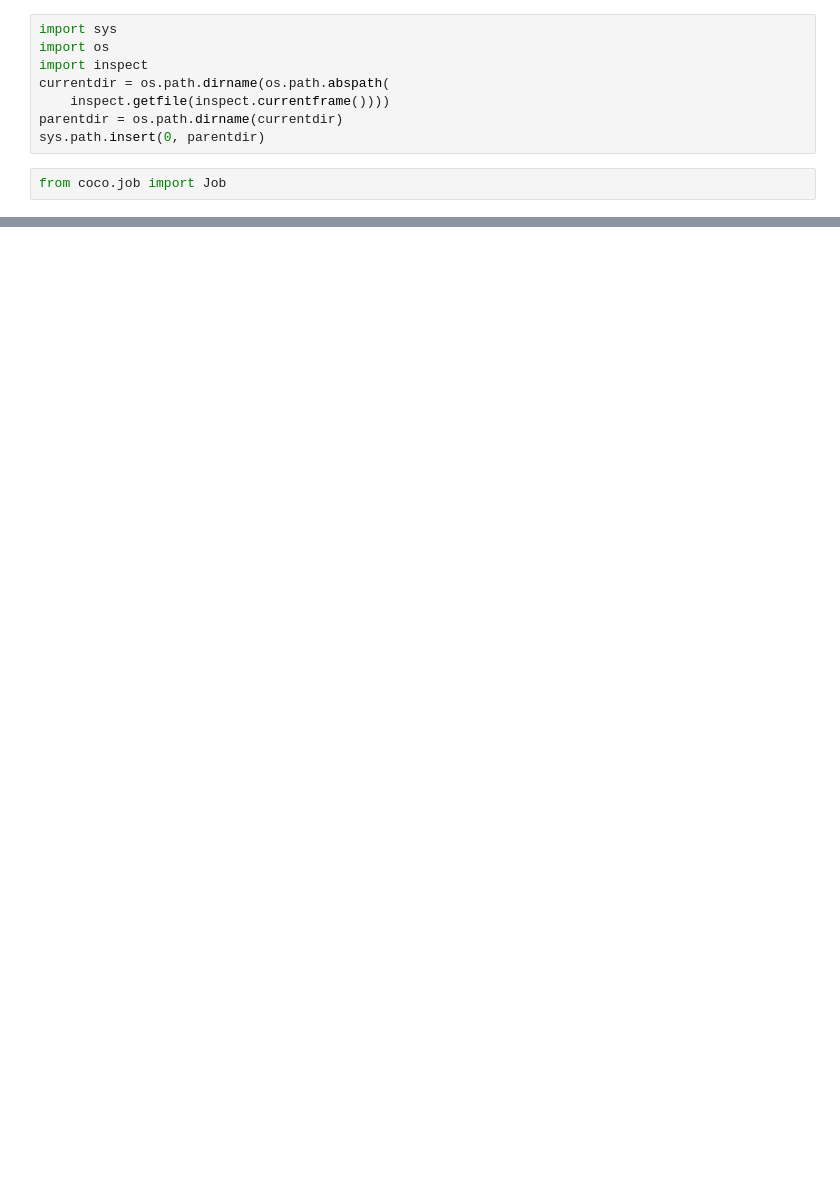
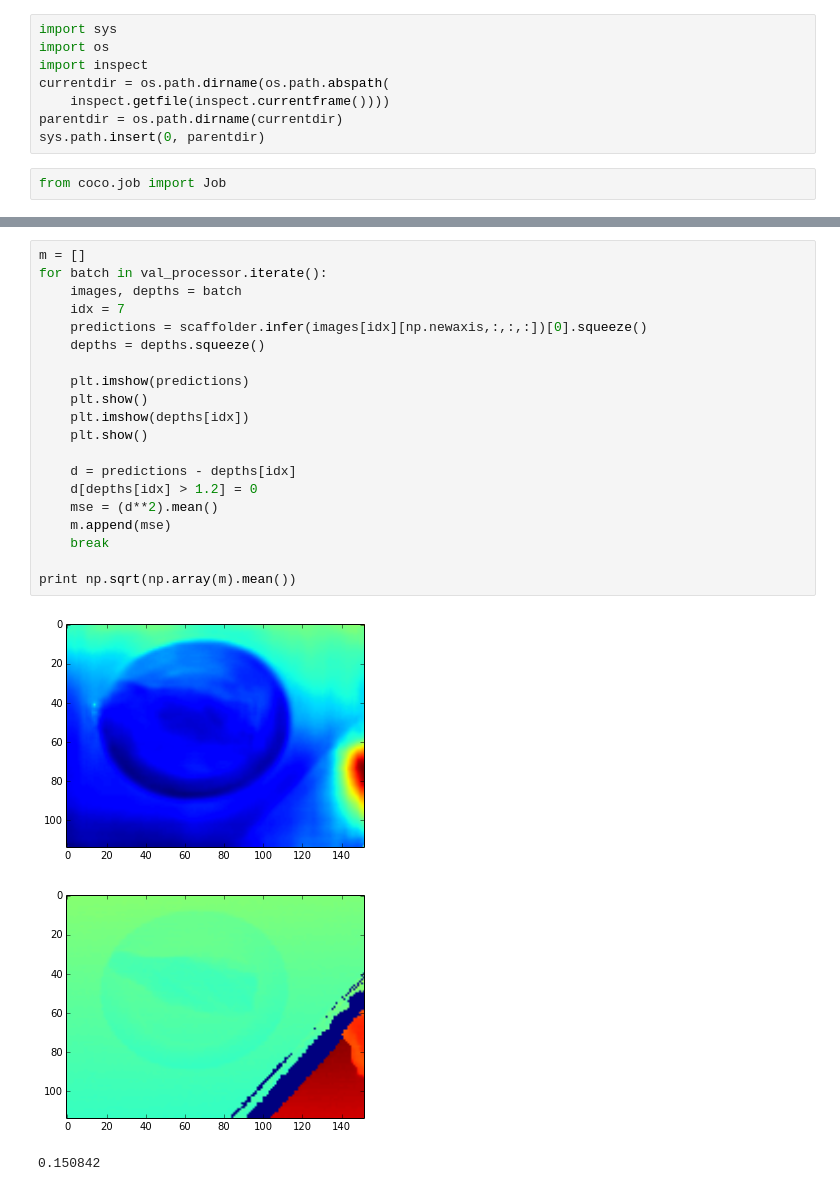
Before and after one commit to sebastian-schlecht/coco, a Jupyter notebook: examples/live_train.ipynb, the cells around one changed output, grey strips where cells are left out. Cells and saved outputs as stored; diff of their text form; blank space fills up the shorter version.

```diff
--- a/examples/live_train.ipynb
+++ b/examples/live_train.ipynb
@@ -102,0 +139,24 @@ ValueError: mismatch: parameter has shape (32, 64, 1, 1) but value to set has sh
+# %%
+m = []
+for batch in val_processor.iterate():
+    images, depths = batch
+    idx = 7
+    predictions = scaffolder.infer(images[idx][np.newaxis,:,:,:])[0].squeeze()
+    depths = depths.squeeze()
+
+    plt.imshow(predictions)
+    plt.show()
+    plt.imshow(depths[idx])
+    plt.show()
+
+    d = predictions - depths[idx]
+    d[depths[idx] > 1.2] = 0
+    mse = (d**2).mean()
+    m.append(mse)
+    break
+
+print np.sqrt(np.array(m).mean())
+# %% [output]
+[figure, added]
+[figure, added]
+0.150842
```
Also changed, not shown: parts of 4 cells of this notebook, 9 other files.
